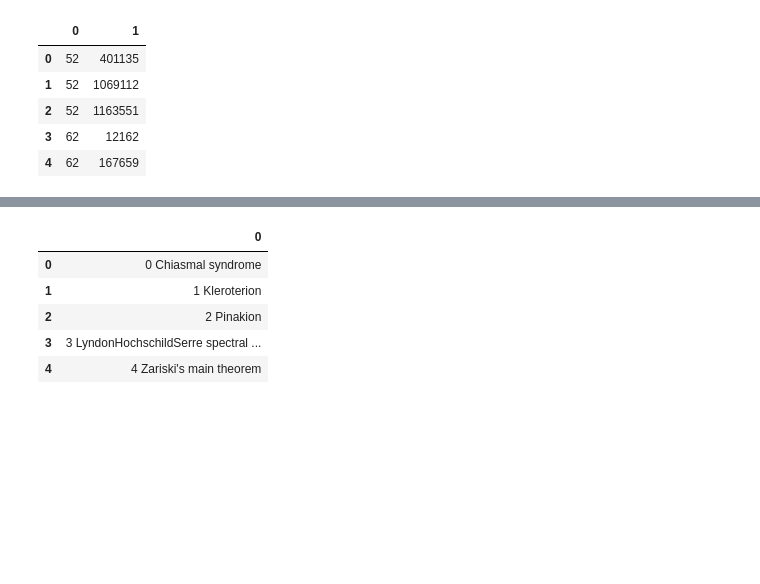
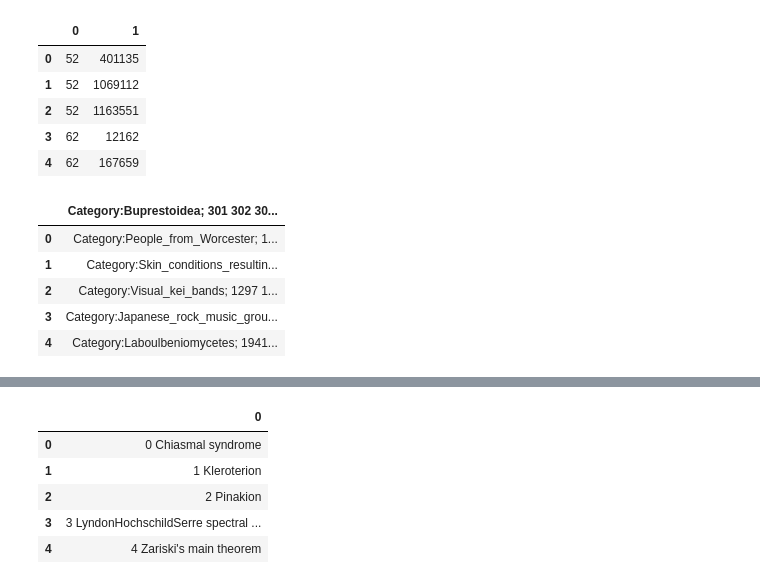
Before and after one commit to flaminia/ADM-HW5-Group-33, a Jupyter notebook: homework_5.ipynb, the cells around one changed output, grey strips where cells are left out. Saved outputs shown, nothing was run; the diff lists cells and outputs as text; code cells hidden in the pictures; blank space fills up the shorter version.

```diff
--- a/homework_5.ipynb
+++ b/homework_5.ipynb
@@ -18,6 +27,10 @@ df1 = pd.read_pickle('data\data_link.pkl')
 # %%
 data_categories = pd.read_csv(r'data\wiki-topcats-categories.txt.gz',sep='\n')
-data_categories
-
-data_categories.to_pickle('data\data_categories.pkl')    #to save the dataframe, df to 123.pkl
-df2 = pd.read_pickle('data\data_categories.pkl')
+data_categories.head()
+# %% [output]
+|  | Category:Buprestoidea; 301 302 30... |
+| 0 | Category:People_from_Worcester; 1... |
+| 1 | Category:Skin_conditions_resultin... |
+| 2 | Category:Visual_kei_bands; 1297 1... |
+| 3 | Category:Japanese_rock_music_grou... |
+| 4 | Category:Laboulbeniomycetes; 1941... |
```
Also changed, not shown: parts of 11 cells of this notebook.
